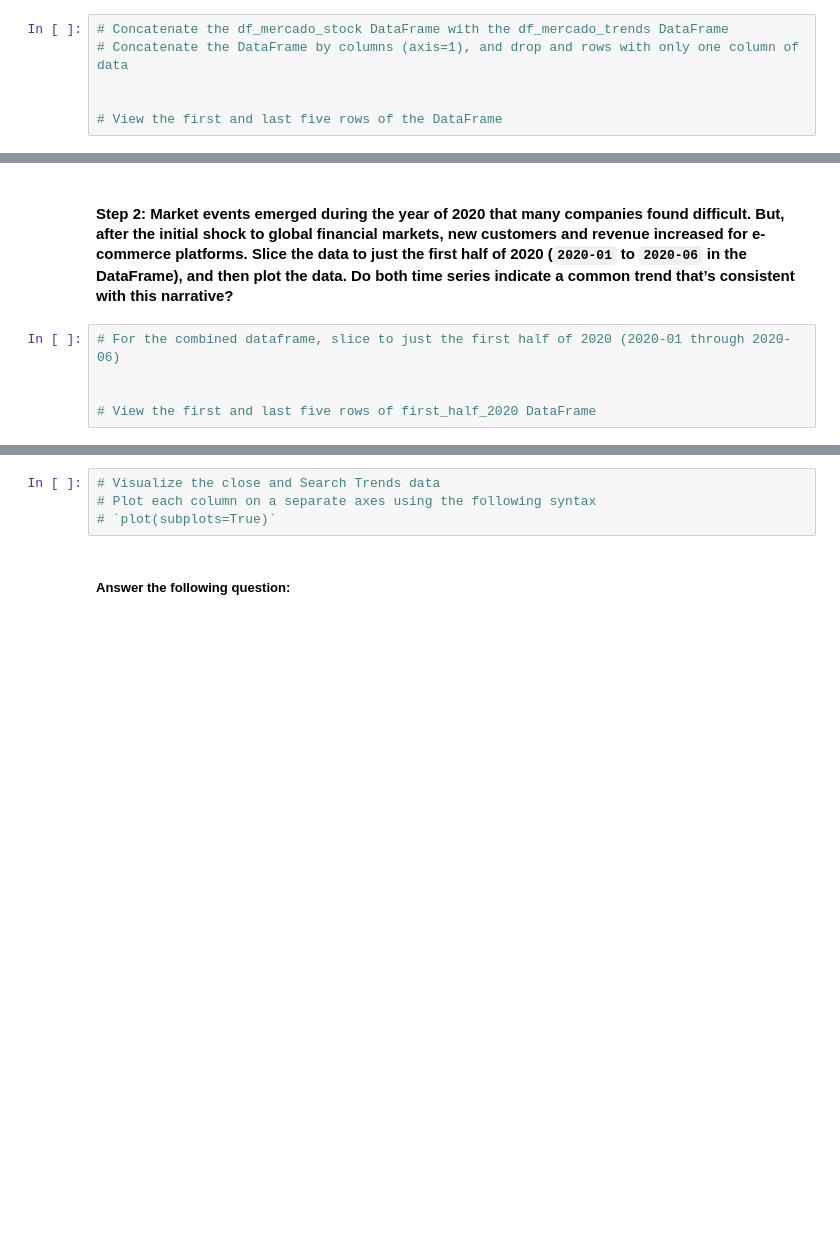
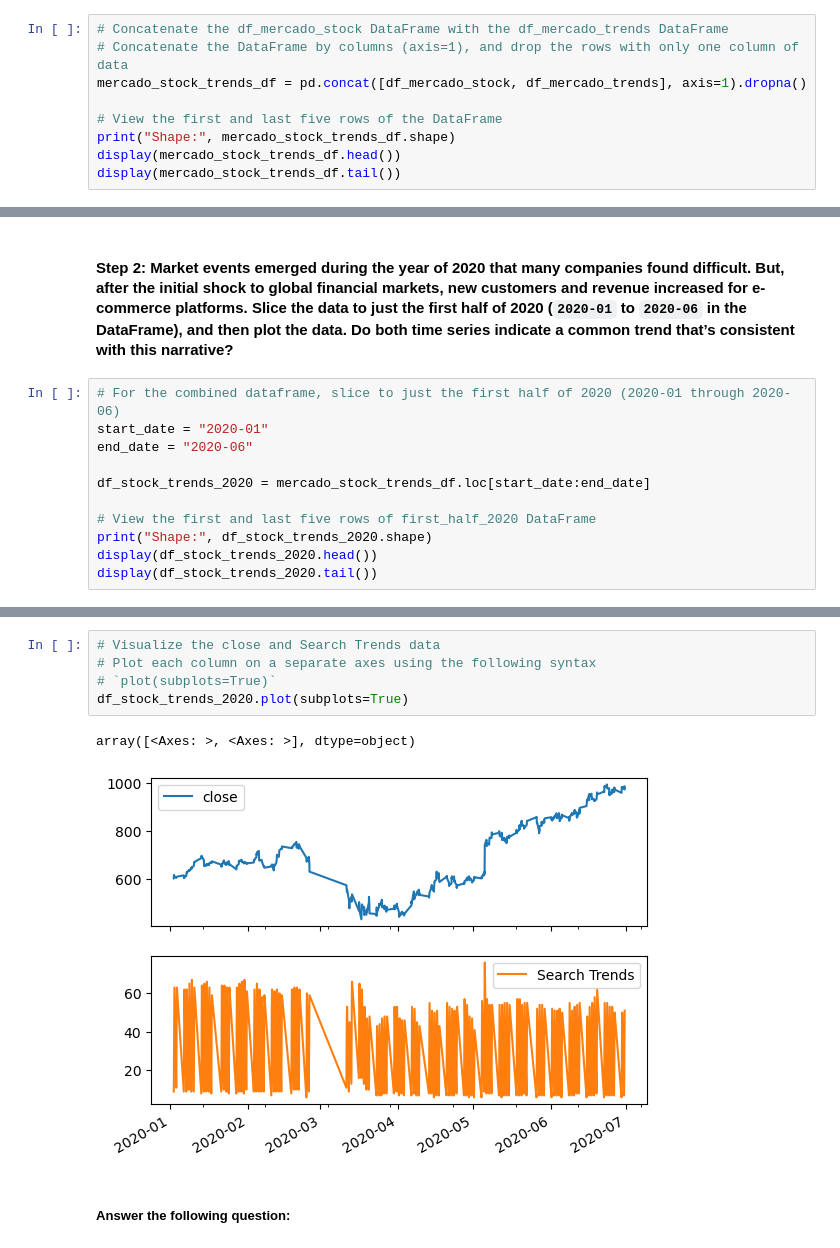
Before and after one commit to rune-encoder/prophet-challenge, a Jupyter notebook: forecasting_net_prophet.ipynb, the cells around one changed output, grey strips where cells are left out. Cells and saved outputs as stored; diff of their text form; blank space fills up the shorter version.

```diff
--- a/forecasting_net_prophet.ipynb
+++ b/forecasting_net_prophet.ipynb
@@ -242,6 +253,9 @@ display(df_mercado_stock.tail())
 # %%
 # Concatenate the df_mercado_stock DataFrame with the df_mercado_trends DataFrame
-# Concatenate the DataFrame by columns (axis=1), and drop and rows with only one column of data
-
+# Concatenate the DataFrame by columns (axis=1), and drop the rows with only one column of data
+mercado_stock_trends_df = pd.concat([df_mercado_stock, df_mercado_trends], axis=1).dropna()
 
 # View the first and last five rows of the DataFrame
+print("Shape:", mercado_stock_trends_df.shape)
+display(mercado_stock_trends_df.head())
+display(mercado_stock_trends_df.tail())
@@ -249,6 +277,12 @@ display(df_mercado_stock.tail())
 #### Step 2: Market events emerged during the year of 2020 that many companies found difficult. But, after the initial shock to global financial markets, new customers and revenue increased for e-commerce platforms. Slice the data to just the first half of 2020 (`2020-01` to `2020-06` in the DataFrame), and then plot the data. Do both time series indicate a common trend that’s consistent with this narrative?
 # %%
 # For the combined dataframe, slice to just the first half of 2020 (2020-01 through 2020-06)
+start_date = "2020-01"
+end_date = "2020-06"
 
+df_stock_trends_2020 = mercado_stock_trends_df.loc[start_date:end_date]
 
 # View the first and last five rows of first_half_2020 DataFrame
+print("Shape:", df_stock_trends_2020.shape)
+display(df_stock_trends_2020.head())
+display(df_stock_trends_2020.tail())
@@ -255,7 +303,11 @@ display(df_mercado_stock.tail())
 # %%
 # Visualize the close and Search Trends data
 # Plot each column on a separate axes using the following syntax
 # `plot(subplots=True)`
+df_stock_trends_2020.plot(subplots=True)
+# %% [output]
+array([<Axes: >, <Axes: >], dtype=object)
+[figure, added]
 # %% [markdown]
 ##### Answer the following question:
 # %% [markdown]
```
Also changed, not shown: parts of 11 cells of this notebook.
